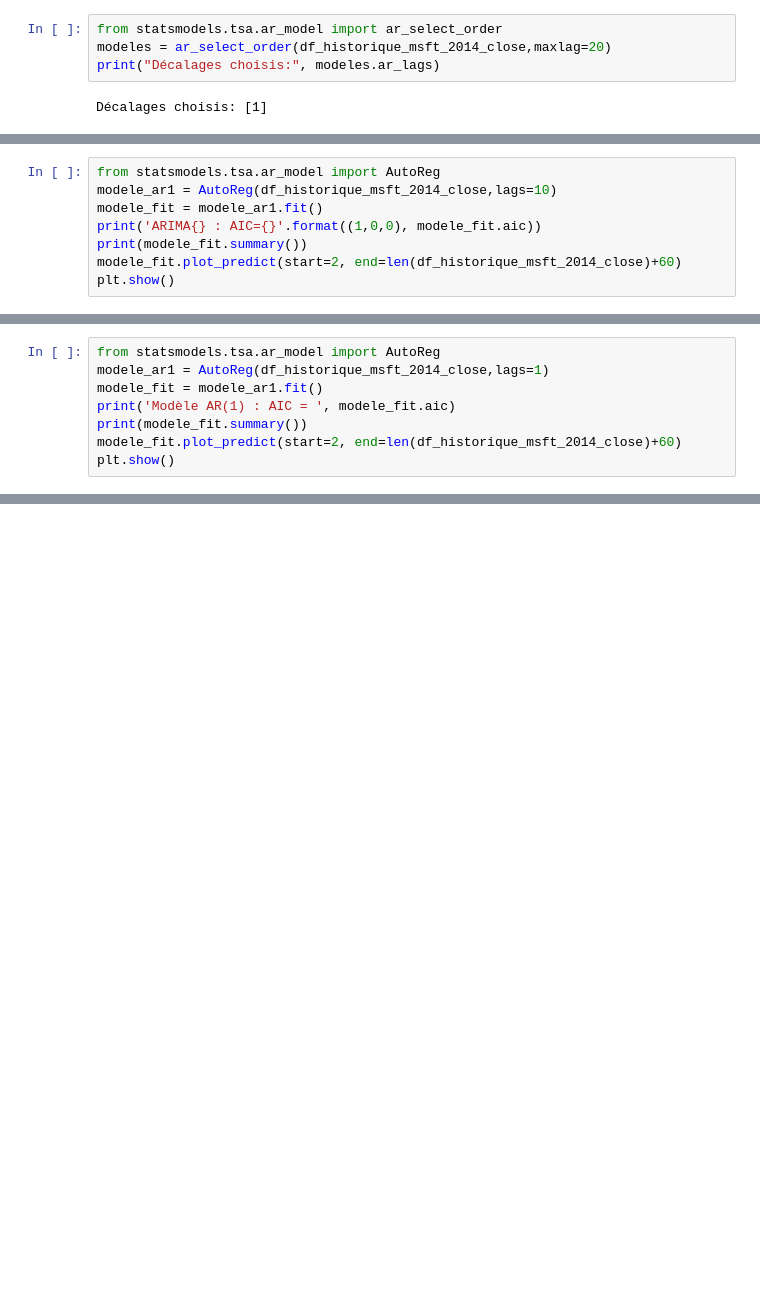
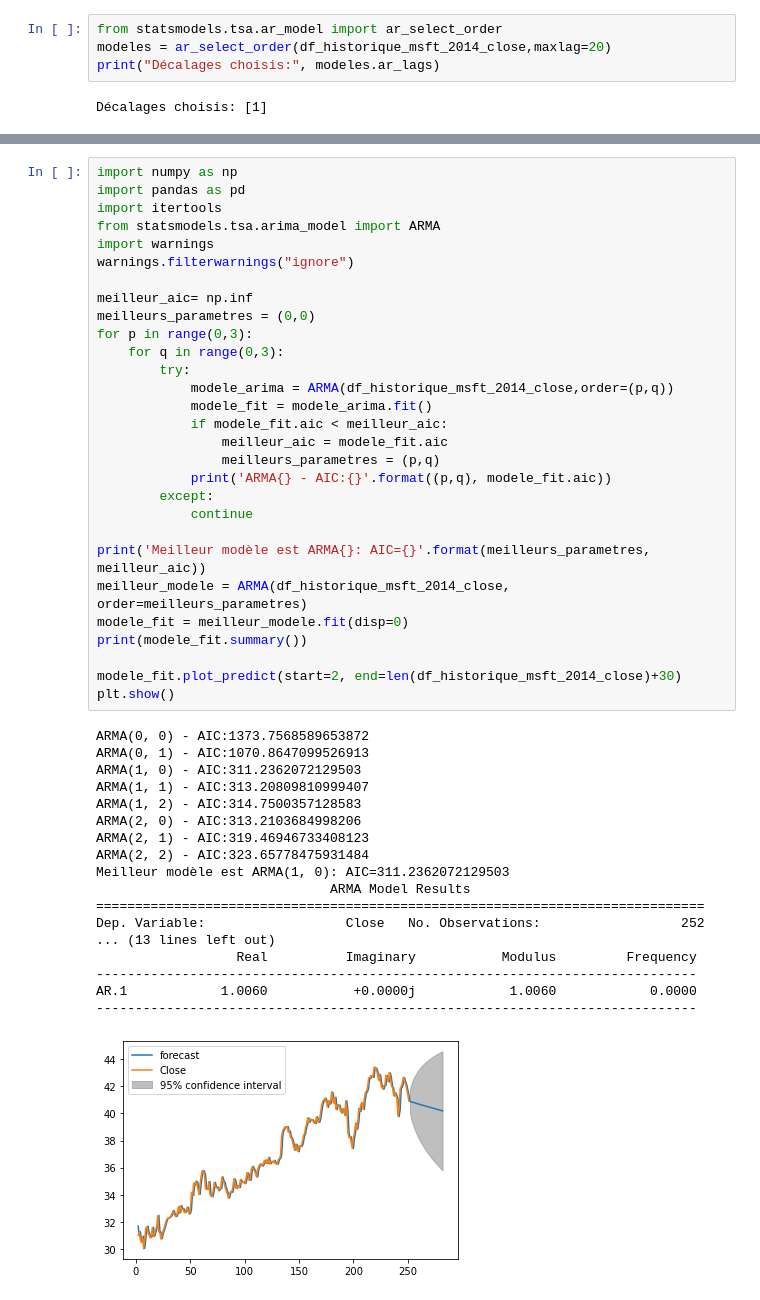
Before and after one commit to RobertGodin/CodePython, a Jupyter notebook: Notebooks/YfinancePredictionMSFT2014.ipynb, the cells around one changed output, grey strips where cells are left out. Cells and saved outputs as stored; diff of their text form; blank space fills up the shorter version.

```diff
--- a/Notebooks/YfinancePredictionMSFT2014.ipynb
+++ b/Notebooks/YfinancePredictionMSFT2014.ipynb
@@ -321,8 +176,0 @@ MA.1            1.0000           +0.0000j            1.0000            0.0000
-# %%
-from statsmodels.tsa.ar_model import AutoReg
-modele_ar1 = AutoReg(df_historique_msft_2014_close,lags=10)
-modele_fit = modele_ar1.fit()
-print('ARIMA{} : AIC={}'.format((1,0,0), modele_fit.aic))
-print(modele_fit.summary())
-modele_fit.plot_predict(start=2, end=len(df_historique_msft_2014_close)+60)
-plt.show()
@@ -348,8 +176,0 @@ AR.10           -2.0503           -0.0000j            2.0503           -0.5000
-# %%
-from statsmodels.tsa.ar_model import AutoReg
-modele_ar1 = AutoReg(df_historique_msft_2014_close,lags=1)
-modele_fit = modele_ar1.fit()
-print('Modèle AR(1) : AIC = ', modele_fit.aic)
-print(modele_fit.summary())
-modele_fit.plot_predict(start=2, end=len(df_historique_msft_2014_close)+60)
-plt.show()
@@ -374,0 +177,48 @@ AR.1            1.0031           +0.0000j            1.0031            0.0000
+# %%
+import numpy as np
+import pandas as pd
+import itertools
+from statsmodels.tsa.arima_model import ARMA
+import warnings
+warnings.filterwarnings("ignore")
+
+meilleur_aic= np.inf
+meilleurs_parametres = (0,0)
+for p in range(0,3):
+    for q in range(0,3):
+        try:
+            modele_arima = ARMA(df_historique_msft_2014_close,order=(p,q))
+            modele_fit = modele_arima.fit()
+            if modele_fit.aic < meilleur_aic:
+                meilleur_aic = modele_fit.aic
+                meilleurs_parametres = (p,q)
+            print('ARMA{} - AIC:{}'.format((p,q), modele_fit.aic))
+        except:
+            continue
+
+print('Meilleur modèle est ARMA{}: AIC={}'.format(meilleurs_parametres, meilleur_aic))
+meilleur_modele = ARMA(df_historique_msft_2014_close, order=meilleurs_parametres)
+modele_fit = meilleur_modele.fit(disp=0)
+print(modele_fit.summary())
+
+modele_fit.plot_predict(start=2, end=len(df_historique_msft_2014_close)+30)
+plt.show()
+# %% [output]
+ARMA(0, 0) - AIC:1373.7568589653872
+ARMA(0, 1) - AIC:1070.8647099526913
+ARMA(1, 0) - AIC:311.2362072129503
+ARMA(1, 1) - AIC:313.20809810999407
+ARMA(1, 2) - AIC:314.7500357128583
+ARMA(2, 0) - AIC:313.2103684998206
+ARMA(2, 1) - AIC:319.46946733408123
+ARMA(2, 2) - AIC:323.65778475931484
+Meilleur modèle est ARMA(1, 0): AIC=311.2362072129503
+                              ARMA Model Results
+==============================================================================
+Dep. Variable:                  Close   No. Observations:                  252
+... (13 lines left out)
+                  Real          Imaginary           Modulus         Frequency
+-----------------------------------------------------------------------------
+AR.1            1.0060           +0.0000j            1.0060            0.0000
+-----------------------------------------------------------------------------
+[figure, added]
```
Also changed, not shown: parts of 12 cells of this notebook.
